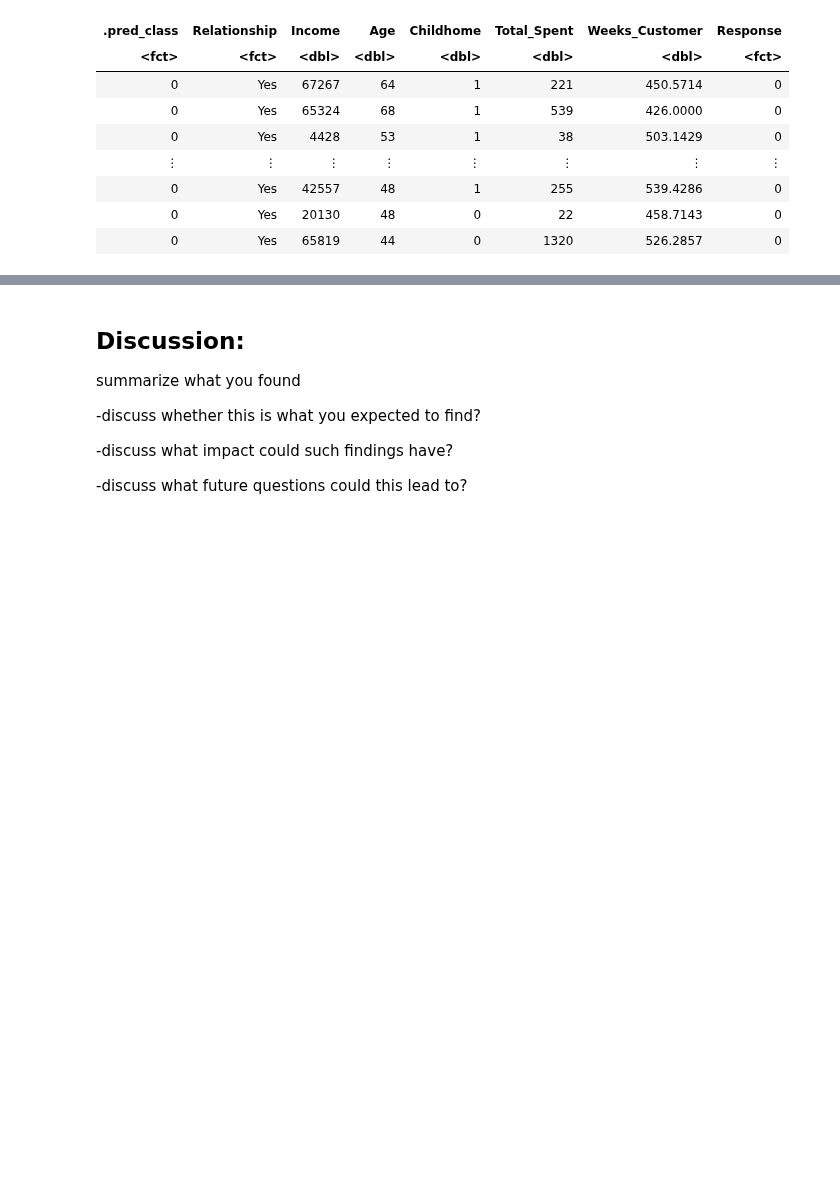
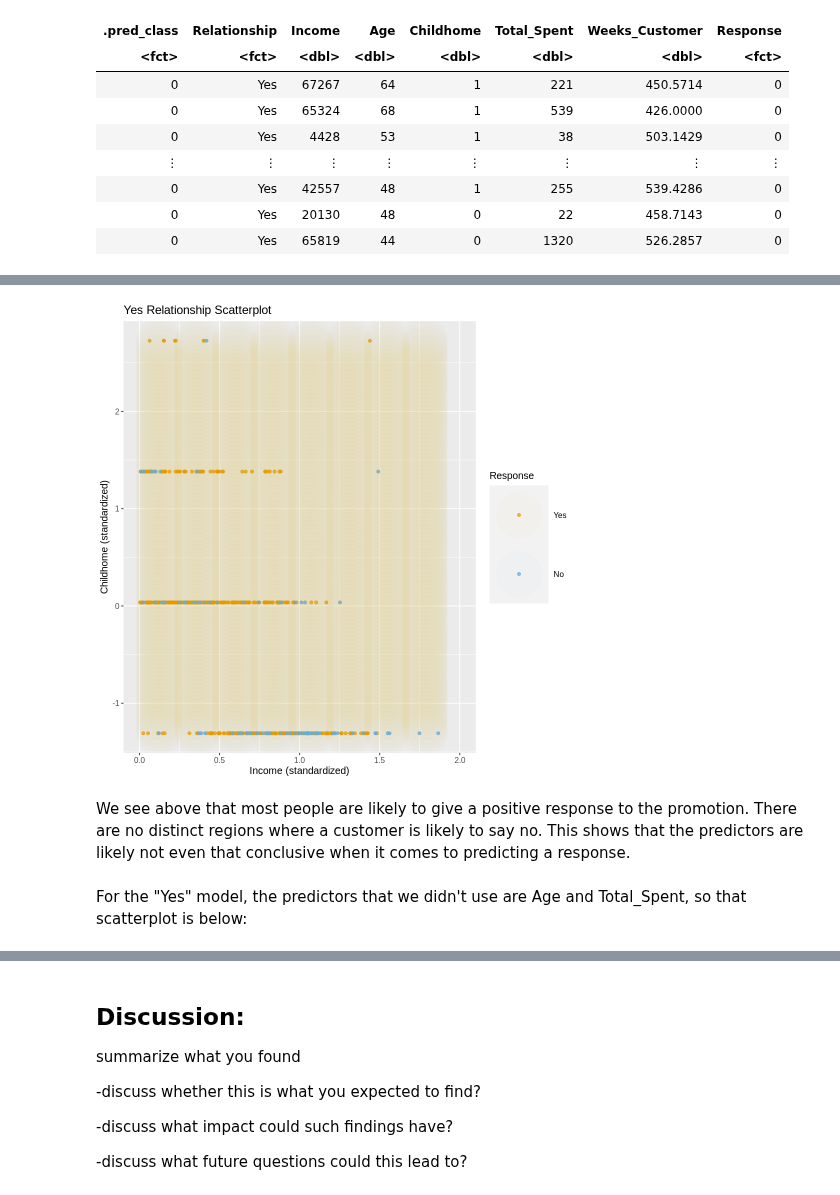
Before and after one commit to nchan315/DSCI_100_007_16_Project, a Jupyter notebook: Project.ipynb, the cells around one changed output, grey strips where cells are left out. Saved outputs shown, nothing was run; the diff lists cells and outputs as text; code cells hidden in the pictures; blank space fills up the shorter version.

```diff
--- a/Project.ipynb
+++ b/Project.ipynb
@@ -396,5 +413,5 @@ accuracy_vs_k
 # %%
-knn_best_spec <- nearest_neighbor(weight_func = "rectangular", neighbors = 10) |>
+knn_best_spec <- nearest_neighbor(weight_func = "rectangular", neighbors = 33) |>
     set_engine("kknn") |>
     set_mode("classification")
 
@@ -430,0 +456,52 @@ store_yes_accuracy
+# %%
+# code for Yes Relationship scatterplot
+yes_data_modified <- store_data_yes_train |>
+    select(Income, Childhome, Response) |>
+    mutate(across(Income, scale)) |>
+    mutate(across(Childhome, scale))
+
+yes_recipe_modified <- recipe(Response ~ Income+Childhome,
+                                data = store_data_yes_train) |>
+                          step_scale(all_predictors()) |>
+                          step_center(all_predictors())
+
+store_yes_fit_modified <- workflow() |>
+    add_recipe(yes_recipe_modified) |>
+    add_model(knn_best_spec) |>
+    fit(data = yes_data_modified)
+
+# create the grid of income/childhome vals, and arrange in a data frame
+income_grid <- seq(min(yes_data_modified$Income),
+                max(yes_data_modified$Income),
+                length.out = 100)
+child_grid <- seq(min(yes_data_modified$Childhome),
+                max(yes_data_modified$Childhome),
+                length.out = 100)
+asgrid <- as_tibble(expand.grid(Income = income_grid,
+                                Childhome = child_grid))
+
+# use the fit workflow to make predictions at the grid points
+knnPredGrid <- predict(store_yes_fit_modified, asgrid)
+
+# bind the predictions as a new column with the grid points
+prediction_table <- bind_cols(knnPredGrid, asgrid) |>
+  rename(Class = .pred_class)
+
+yes_scatterplot <- ggplot() +
+    geom_point(yes_data_modified,
+               mapping = aes(Income, Childhome, color = Response),
+               alpha = 0.75) +
+    geom_point(prediction_table,
+               mapping = aes(Income, Childhome, color = Class),
+               alpha = 0.02,
+               size = 25) +
+    labs(color = "Response",
+         x = "Income (standardized)",
+         y = "Childhome (standardized)") +
+    scale_color_manual(labels = c("Yes", "No"),
+                       values = c("orange2", "steelblue2")) +
+    theme(text = element_text(size = 12)) +
+    xlim(0, 2) +
+    ggtitle("Yes Relationship Scatterplot")
+yes_scatterplot
+# %% [output]
@@ -430,0 +512,3 @@ store_yes_accuracy
+[figure, added]
+# %% [markdown]
+We see above that most people are likely to give a positive response to the promotion. There are no distinct regions where a customer is likely to say no. This shows that the predictors are likely not even that conclusive when it comes to predicting a response.
@@ -430,0 +517,2 @@ store_yes_accuracy
+# %% [markdown]
+For the "Yes" model, the predictors that we didn't use are Age and Total_Spent, so that scatterplot is below:
```
Also changed, not shown: parts of 22 cells of this notebook.
